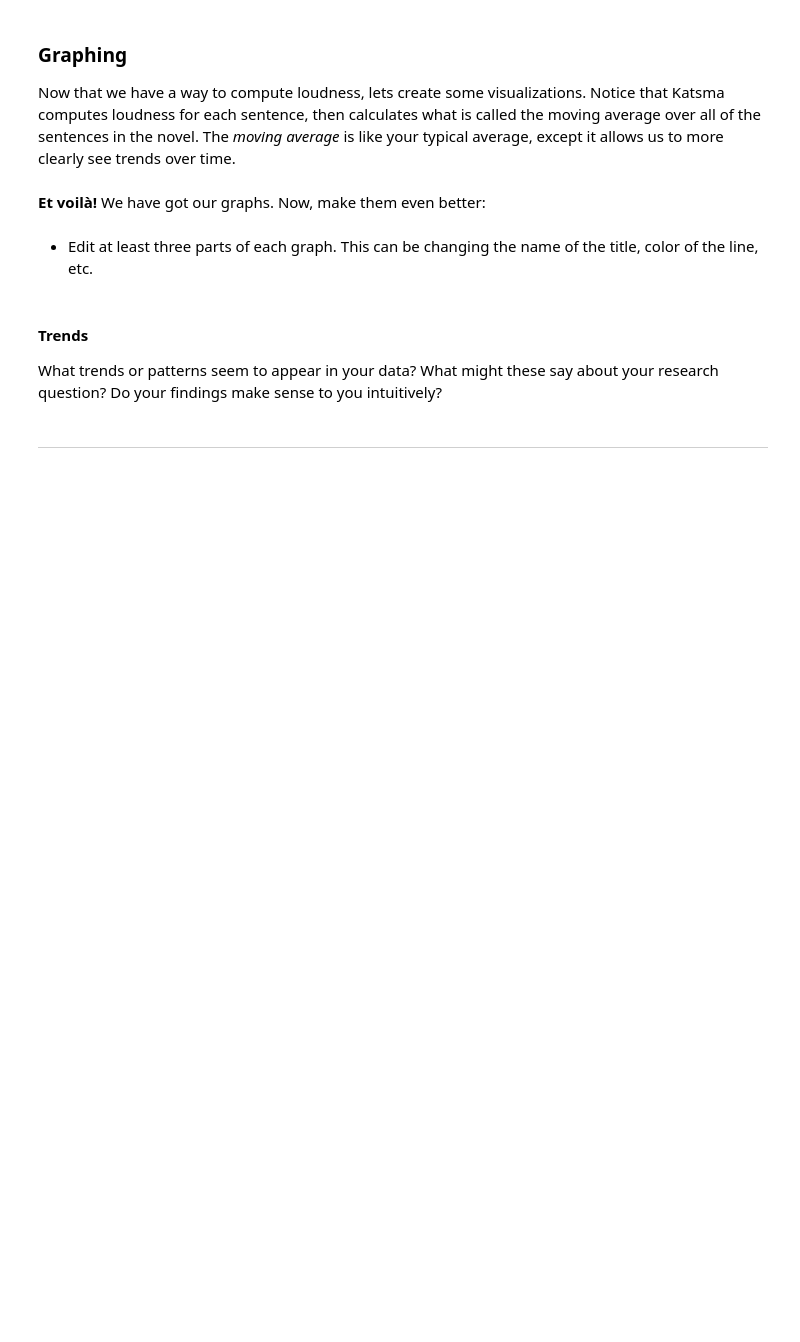
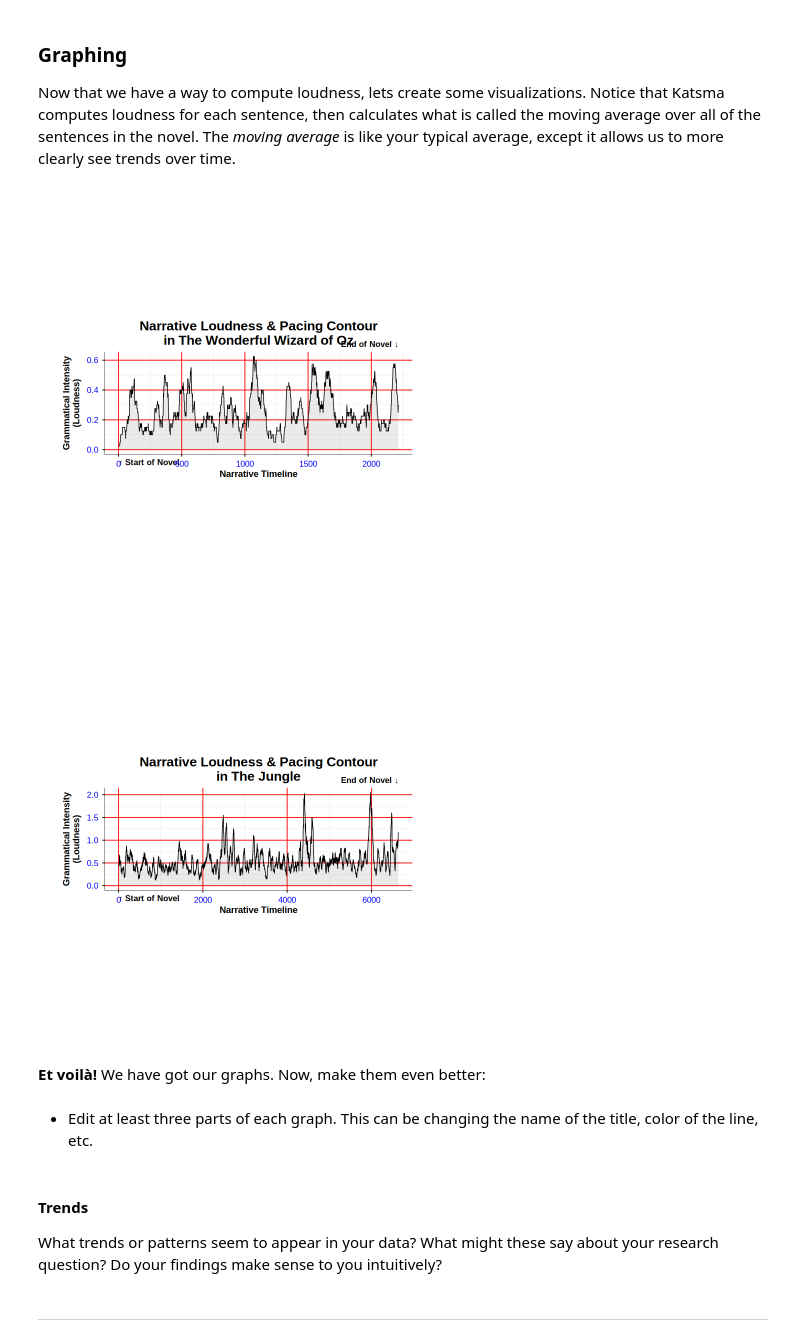
Before and after one commit to MrJustinho/Unit0, a Jupyter notebook: ApResearchCT_ARTS (1).ipynb, the cells around one changed output. Cells and saved outputs as stored; diff of their text form; code cells hidden in the pictures; blank space fills up the shorter version.

```diff
--- a/ApResearchCT_ARTS (1).ipynb
+++ b/ApResearchCT_ARTS (1).ipynb
@@ -156,11 +172,11 @@ my_texts <- c(
 )
 
 # ---- EDIT THIS LINE ----
-text_title_1 <- ""
+text_title_1 <- "The Wonderful Wizard of Oz"
 # ------------------------
 
 # ---- EDIT THIS LINE ----
-text_title_2 <- ""
+text_title_2 <- "The Jungle"
 # ------------------------
 
 text1 <- gutenberg_download(my_texts[[text_title_1]], meta_fields = "title")
@@ -232,7 +252,9 @@ naive_loudness_score <- function(chapter_string) {
                   "vociferated", "proclaimed")
 
   #____EDIT ME_____#
-  very_loud_verbs <- c("shouted")
+  very_loud_verbs <- c("shouted", "said", "cried", "yelled", "screamed", "exclaimed", "bellowed",
+                      "roared", "howled", "squealed", "shrieked", "hollered",
+                      "blurted", "snapped", "sputtered", "gasped")
   #____EDIT ME_____#
 
   verbs <- list(neutral_verbs, resonant_verbs, med_loud_verbs,
@@ -314,37 +346,40 @@ plot_loudness <- function(text, label, window = 40) {
   ma <- ma[!is.na(ma)]
 
   df <- dplyr::tibble(x = seq_along(ma), y = ma)
 
   ggplot2::ggplot(df, ggplot2::aes(x, y)) +
     ggplot2::geom_area(alpha = 0.1) +
     ggplot2::geom_line(linewidth = 0.4) +
     ggplot2::annotate("text", x = min(df$x), y = -Inf,
              label = "\u2191 Start of Novel",
              hjust = 0, vjust = 1.8, size = 3.5, fontface = "bold") +
     ggplot2::annotate("text", x = max(df$x), y = Inf,
              label = "End of Novel \u2193",
              hjust = 1, vjust = -0.8, size = 3.5, fontface = "bold") +
     ggplot2::coord_cartesian(clip = "off") +
     ggplot2::labs(
       title = paste0("Narrative Loudness & Pacing Contour\nin ", label),
       x = "Narrative Timeline",
       y = "Grammatical Intensity\n(Loudness)"
     ) +
     ggplot2::theme_minimal(base_size = 11) +
     ggplot2::theme(
       aspect.ratio = 1 / 3,
       plot.title = ggplot2::element_text(size = 16, face = "bold", hjust = 0.5),
-      axis.title = ggplot2::element_text(face = "italic"),
+      axis.title = ggplot2::element_text(face = "bold"),
       axis.line = ggplot2::element_line(colour = "black", linewidth = 0.2),
-      axis.ticks = ggplot2::element_line(colour = "black"),
-      axis.text = ggplot2::element_text(colour = "black", size = 10),
+      axis.ticks = ggplot2::element_line(colour = "blacks"),
+      axis.text = ggplot2::element_text(colour = "blue", size = 10),
       panel.grid.major = ggplot2::element_line(colour = "grey85"),
       plot.background = ggplot2::element_rect(fill = "white", colour = NA),
       plot.margin = ggplot2::margin(30, 55, 30, 30)
     )
 }
 
-plot_loudness(text1, "TEXT 1")
-plot_loudness(text2, "TEXT 2")
+plot_loudness(text1, "The Wonderful Wizard of Oz")
+plot_loudness(text2, "The Jungle")
+# %% [output]
+[figure, added]
+[figure, added]
 # %% [markdown]
 
```
Also changed, not shown: parts of 20 cells of this notebook.
